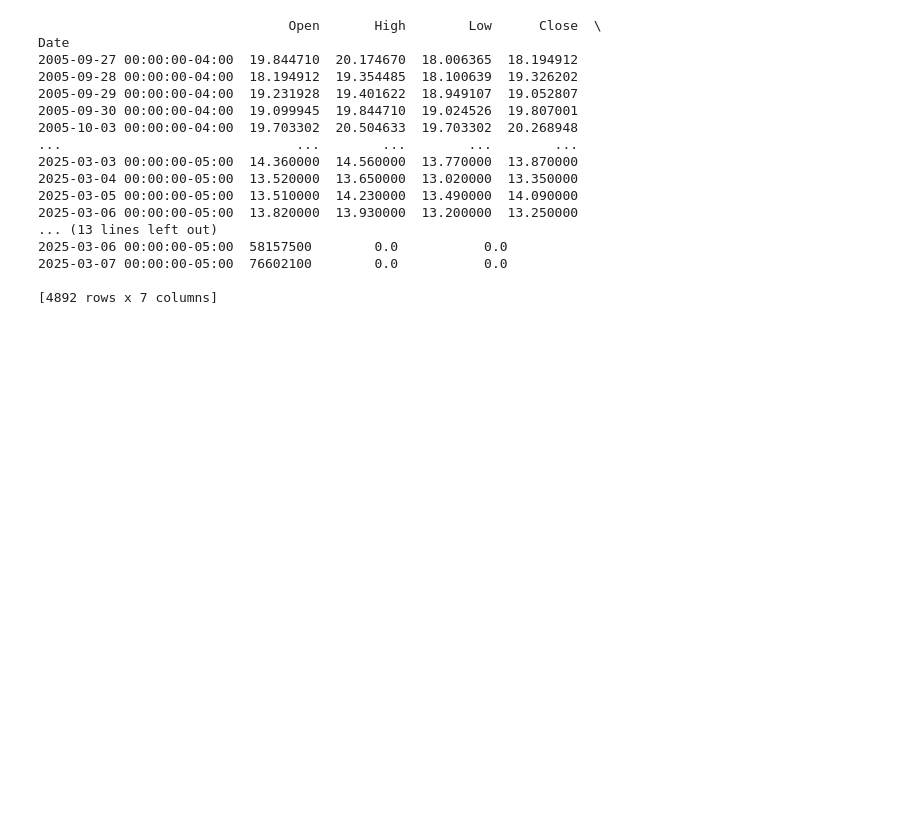
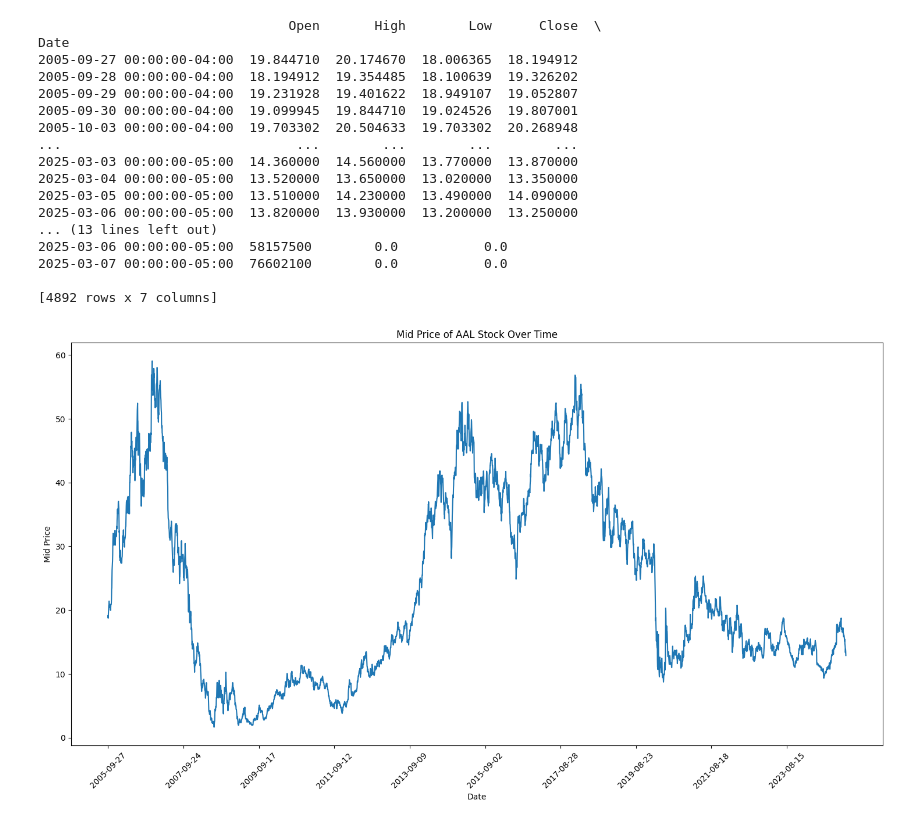
Before and after one commit to santiago-cruzlopez/Quantitative-Trading, a Jupyter notebook: Machine_Learning_Finance/2_LSTM.ipynb, the cells around one changed output. Drawn from its saved outputs; the diff is of its cells as text; code cells hidden in the pictures; blank space fills up the shorter version.

Commit message:
LSTM_Data

```diff
--- a/Machine_Learning_Finance/2_LSTM.ipynb
+++ b/Machine_Learning_Finance/2_LSTM.ipynb
@@ -60,3 +42,20 @@ Date
 2025-03-07 00:00:00-05:00  76602100        0.0           0.0
 
 [4892 rows x 7 columns]
+# %%
+# Create a figure for plotting
+plt.figure(figsize=(18, 9))
+
+# Plot the mid price
+plt.plot(range(data_history.shape[0]), (data_history['Low'] + data_history['High']) / 2.0)
+
+# Set x-ticks using the index (dates)
+plt.xticks(range(0, data_history.shape[0], 500), data_history.index[::500].date, rotation=45)
+
+# Label the axes
+plt.xlabel('Date')
+plt.ylabel('Mid Price')
+plt.title('Mid Price of AAL Stock Over Time')
+plt.show()
+# %% [output]
+[figure, added]
```
Also changed, not shown: parts of 1 cell of this notebook.
